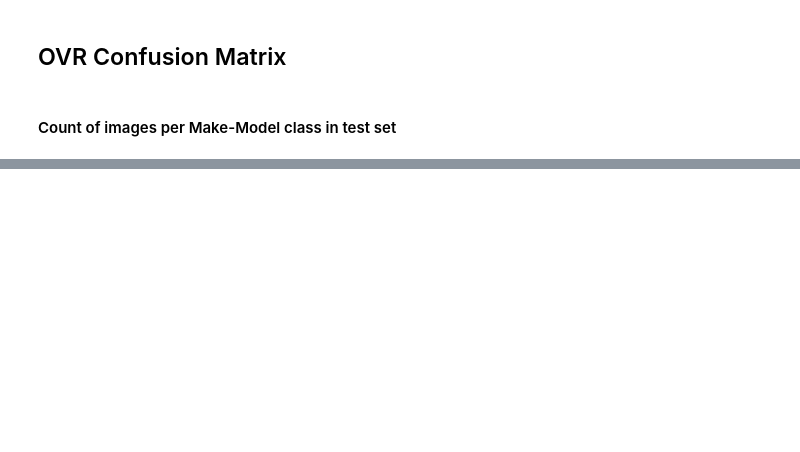
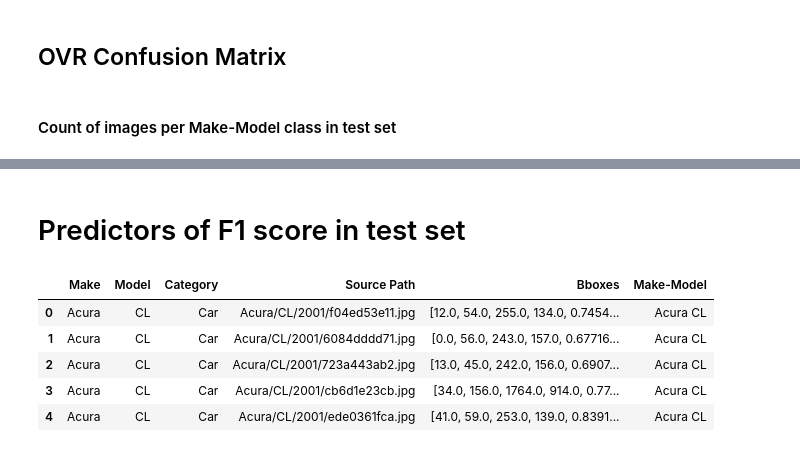
Before and after one commit to kingjosephm/vehicle_make_model_classifier, a Jupyter notebook: TestSetAnalysis.ipynb, the cells around one changed output, grey strips where cells are left out. Saved outputs shown, nothing was run; the diff lists cells and outputs as text; code cells hidden in the pictures; blank space fills up the shorter version.

```diff
--- a/TestSetAnalysis.ipynb
+++ b/TestSetAnalysis.ipynb
@@ -86,0 +94,26 @@ plt.show()
+# %% [markdown]
+# Predictors of F1 score in test set
+# %%
+# Image directory dataframe
+df = pd.read_csv('/Users/josephking/Documents/sponsored_projects/MERGEN/data/vehicle_classifier/data_directories/MakeModelDirectory_Bboxes.csv',
+                usecols=['Make', 'Model', 'Category', 'Source Path', 'Bboxes'])
+df['Bboxes'] = df['Bboxes'].apply(lambda x: list(ast.literal_eval(x)))
+df = df.loc[df.Bboxes.str.len() != 0].reset_index(drop=True)  # restrict to rows with bounding boxes
+
+
+# Bbox image size in pixel area]
+min_bbox_area = 3731
+area = df['Bboxes'].apply(lambda x: (x[3] - x[1]) * (x[2] - x[0])).astype(int)  # Format: xyxy
+df = df.loc[area >= min_bbox_area].reset_index(drop=True)
+
+# Make-Model
+df['Make-Model'] = df['Make'] + ' ' + df['Model']
+# %%
+df.head()
+# %% [output]
+|  | Make | Model | Category | Source Path | Bboxes | Make-Model |
+| 0 | Acura | CL | Car | Acura/CL/2001/f04ed53e11.jpg | [12.0, 54.0, 255.0, 134.0, 0.7454... | Acura CL |
+| 1 | Acura | CL | Car | Acura/CL/2001/6084dddd71.jpg | [0.0, 56.0, 243.0, 157.0, 0.67716... | Acura CL |
+| 2 | Acura | CL | Car | Acura/CL/2001/723a443ab2.jpg | [13.0, 45.0, 242.0, 156.0, 0.6907... | Acura CL |
+| 3 | Acura | CL | Car | Acura/CL/2001/cb6d1e23cb.jpg | [34.0, 156.0, 1764.0, 914.0, 0.77... | Acura CL |
+| 4 | Acura | CL | Car | Acura/CL/2001/ede0361fca.jpg | [41.0, 59.0, 253.0, 139.0, 0.8391... | Acura CL |
```
Also changed, not shown: parts of 28 cells of this notebook.
